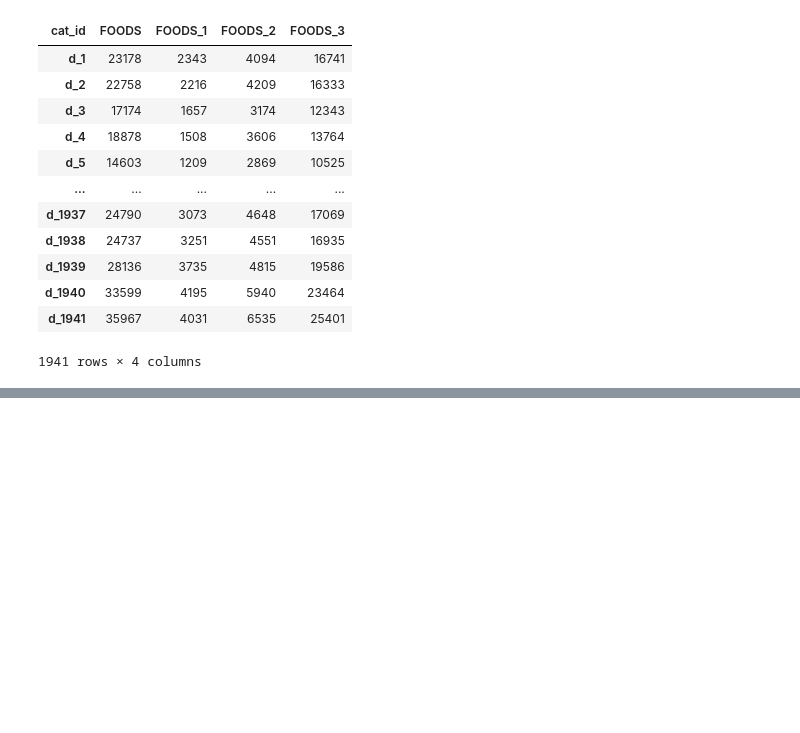
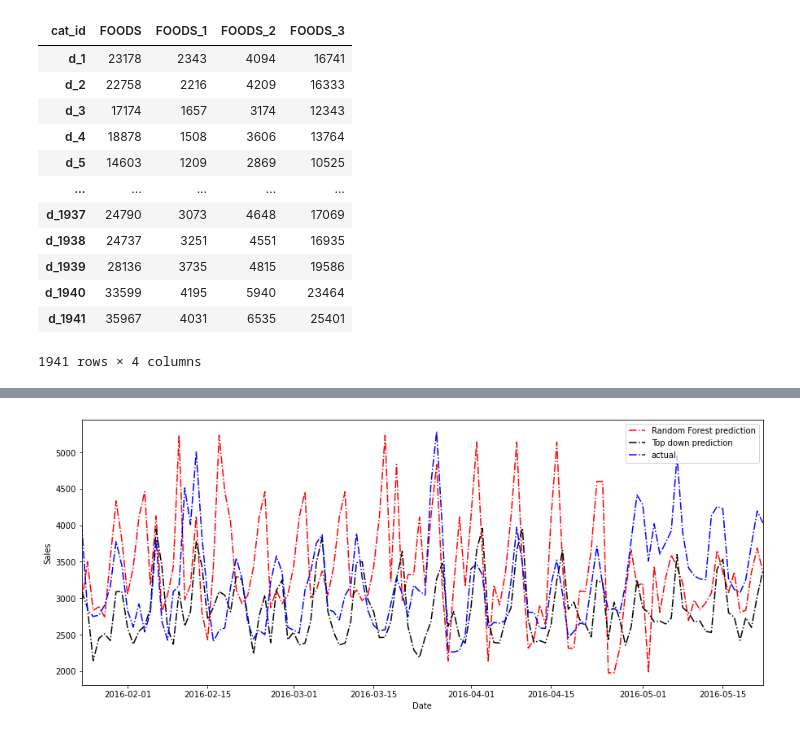
Before and after one commit to sithankanna/hts-forecast, a Jupyter notebook: notebooks/005-EK-hierarchytesting.ipynb, the cells around one changed output, grey strips where cells are left out. Saved outputs shown, nothing was run; the diff lists cells and outputs as text; code cells hidden in the pictures; blank space fills up the shorter version.

Commit message:
2-level top down comparison with direct random forest

```diff
--- a/notebooks/005-EK-hierarchytesting.ipynb
+++ b/notebooks/005-EK-hierarchytesting.ipynb
@@ -238,0 +250,3 @@ Residual mean is:  2012.6
+# %%
+foods3_fraction = foods_3_sales.FOODS_3.sum()/foods_sales.FOODS.sum()
+foods3_fraction
@@ -238,0 +255,3 @@ Residual mean is:  2012.6
+# %%
+foods2_fraction = foods_2_sales.FOODS_2.sum()/foods_sales.FOODS.sum()
+foods2_fraction
@@ -238,0 +260,3 @@ Residual mean is:  2012.6
+# %%
+foods1_fraction = foods_1_sales.FOODS_1.sum()/foods_sales.FOODS.sum()
+foods1_fraction
@@ -238,0 +281,84 @@ Residual mean is:  2012.6
+# %%
+#Plot Foods sub categories direct predictions vs top down predictions
+
+print("FOODS_1:")
+print("Average sales for foods(1) items is: ", foods_1_y_test.mean())
+rmse = sqrt(mean_squared_error(foods_1_y_test, foods_1_y_predicted))
+print("Root mean squared error is: ", rmse)
+rmse2 = sqrt(mean_squared_error(foods_1_y_test, foods_y_predicted*(foods1_fraction)))
+print("(top down) Root mean squared error is: ", rmse2)
+
+plt.figure(figsize=(15,6))
+plt.plot(foods_1_y_test.index, foods_1_y_predicted,'r-.' , label='Random Forest prediction')
+plt.plot(foods_1_y_test.index, foods_y_predicted*(foods1_fraction),'k-.' , label='Top down prediction')
+plt.plot(foods_1_y_test,'b-.', label='actual')
+plt.xlabel('Date')
+plt.ylabel('Sales')
+plt.xlim('2016-01-24', '2016-05-22')
+plt.legend()
+#Residual
+y_residual = foods_1_y_test-foods_1_y_predicted
+print("Residual mean is: ", y_residual.mean())
+y_residual2 = foods_1_y_test-(foods_y_predicted*(foods1_fraction))
+print("(top down) Residual mean is: ", y_residual2.mean())
+plt.figure(figsize=(15,6))
+plt.plot(y_residual,'r-.')
+plt.plot(y_residual2,'k-.')
+plt.xlabel('Date')
+plt.ylabel('Residual error')
+plt.show()
+
+print("FOODS_2:")
+print("Average sales for foods(2) items is: ", foods_2_y_test.mean())
+rmse = sqrt(mean_squared_error(foods_2_y_test, foods_2_y_predicted))
+print("Root mean squared error is: ", rmse)
+rmse2 = sqrt(mean_squared_error(foods_2_y_test, foods_y_predicted*(foods2_fraction)))
+print("(top down) Root mean squared error is: ", rmse2)
+
+plt.figure(figsize=(15,6))
+plt.plot(foods_2_y_test.index, foods_2_y_predicted,'r-.' , label='Random Forest prediction')
+plt.plot(foods_2_y_test.index, foods_y_predicted*(foods2_fraction),'k-.' , label='Top down prediction')
+plt.plot(foods_2_y_test,'b-.', label='actual')
+plt.xlabel('Date')
+plt.ylabel('Sales')
+plt.xlim('2016-01-24', '2016-05-22')
+plt.legend()
+#Residual
+y_residual = foods_2_y_test-foods_2_y_predicted
+print("Residual mean is: ", y_residual.mean())
+y_residual2 = foods_2_y_test-(foods_y_predicted*(foods2_fraction))
+print("(top down) Residual mean is: ", y_residual2.mean())
+plt.figure(figsize=(15,6))
+plt.plot(y_residual,'r-.')
+plt.plot(y_residual2,'k-.')
+plt.xlabel('Date')
+plt.ylabel('Residual error')
+plt.show()
+
+print("FOODS_3:")
+print("Average sales for foods(3) items is: ", foods_3_y_test.mean())
+rmse = sqrt(mean_squared_error(foods_3_y_test, foods_3_y_predicted))
+print("Root mean squared error is: ", rmse)
+rmse2 = sqrt(mean_squared_error(foods_3_y_test, foods_y_predicted*(foods3_fraction)))
+print("(top down) Root mean squared error is: ", rmse2)
+
+plt.figure(figsize=(15,6))
+plt.plot(foods_3_y_test.index, foods_3_y_predicted,'r-.' , label='Random Forest prediction')
+plt.plot(foods_3_y_test.index, foods_y_predicted*(foods3_fraction),'k-.' , label='Top down prediction')
+plt.plot(foods_3_y_test,'b-.', label='actual')
+plt.xlabel('Date')
+plt.ylabel('Sales')
+plt.xlim('2016-01-24', '2016-05-22')
+plt.legend()
+#Residual
+y_residual = foods_3_y_test-foods_3_y_predicted
+print("Residual mean is: ", y_residual.mean())
+y_residual2 = foods_3_y_test-(foods_y_predicted*(foods3_fraction))
+print("(top down) Residual mean is: ", y_residual2.mean())
+plt.figure(figsize=(15,6))
+plt.plot(y_residual,'r-.')
+plt.plot(y_residual2,'k-.')
+plt.xlabel('Date')
+plt.ylabel('Residual error')
+plt.show()
+# %% [output]
@@ -238,0 +371 @@ Residual mean is:  2012.6
+[figure, added]
```
Also changed, not shown: parts of 13 cells of this notebook.
